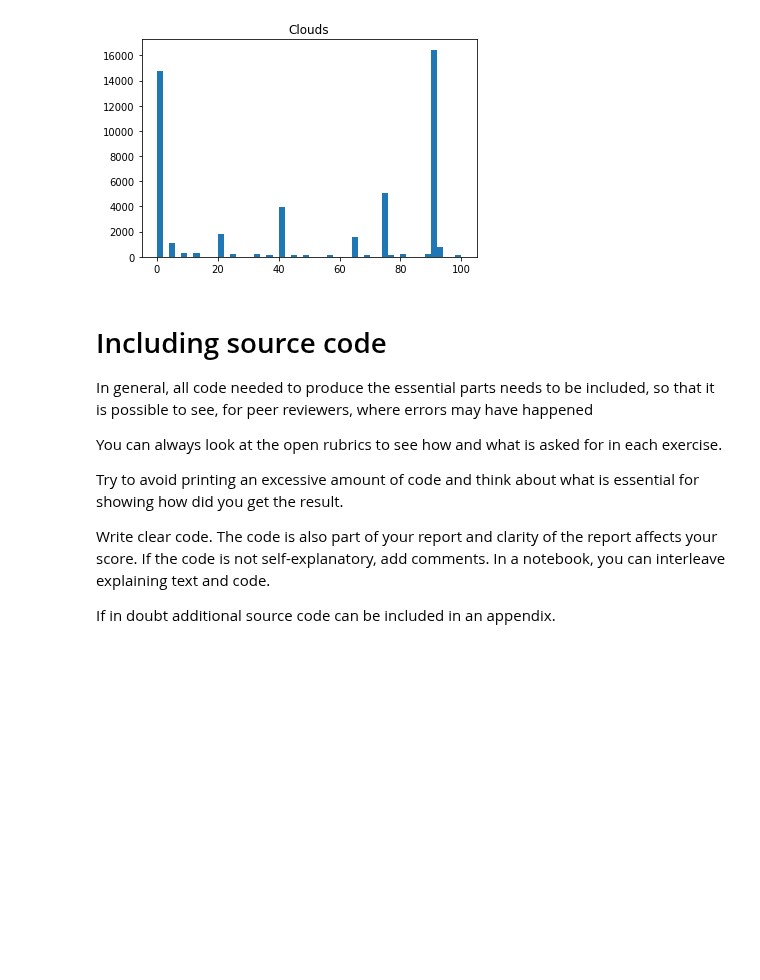
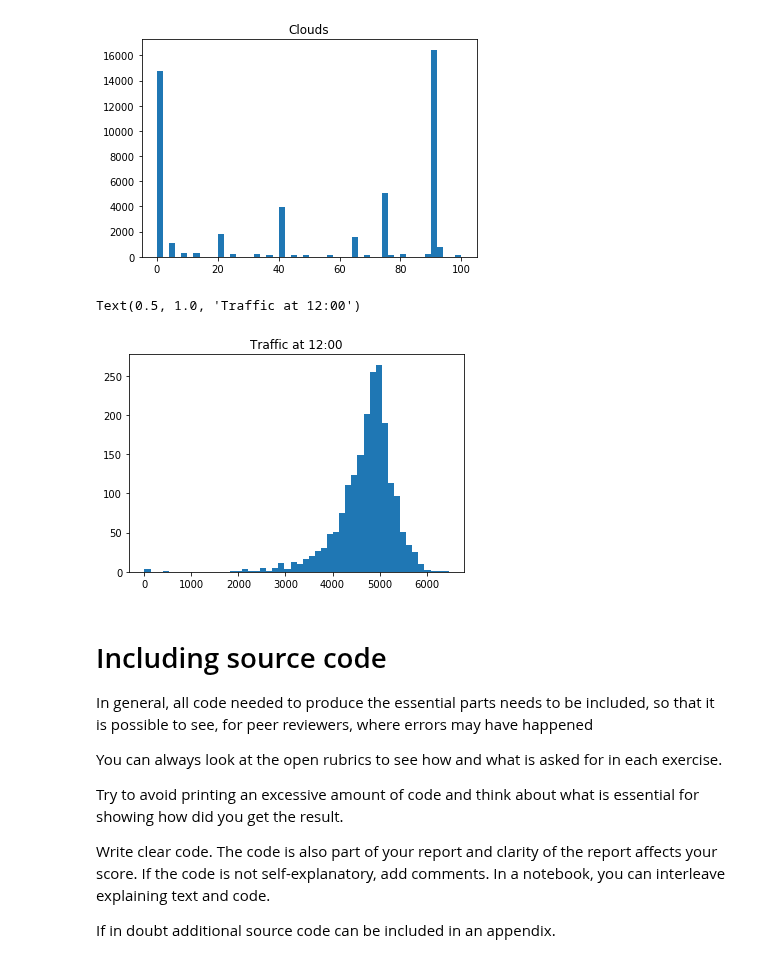
Before and after one commit to Lensku/BDA-Project-Otso-Lensku, a Jupyter notebook: Project.ipynb, the cells around one changed output. Saved outputs shown, nothing was run; the diff lists cells and outputs as text; code cells hidden in the pictures; blank space fills up the shorter version.

Commit message:
implement date filtering for data

```diff
--- a/Project.ipynb
+++ b/Project.ipynb
@@ -127,6 +127,20 @@ plt.title("Clouds")
 # %% [output]
 Text(0.5, 1.0, 'Clouds')
 [figure]
+# %%
+# daytime-specific traffic data:
+import datetime
+
+# convert date_time-field into datetime format & add index
+df_with_dates = df
+df_with_dates['date_time'] = pd.to_datetime(df['date_time'], format='%Y-%m-%d %H:%M:%S')
+df_with_dates = df_with_dates.set_index('date_time')
+
+plt.hist(df_with_dates.between_time('11:45','12:15')['traffic_volume'], bins=50)
+plt.title("Traffic at 12:00")
+# %% [output]
+Text(0.5, 1.0, 'Traffic at 12:00')
+[figure, added]
 # %% [markdown]
 # Including source code
 
```
Also changed, not shown: parts of 3 cells of this notebook.
